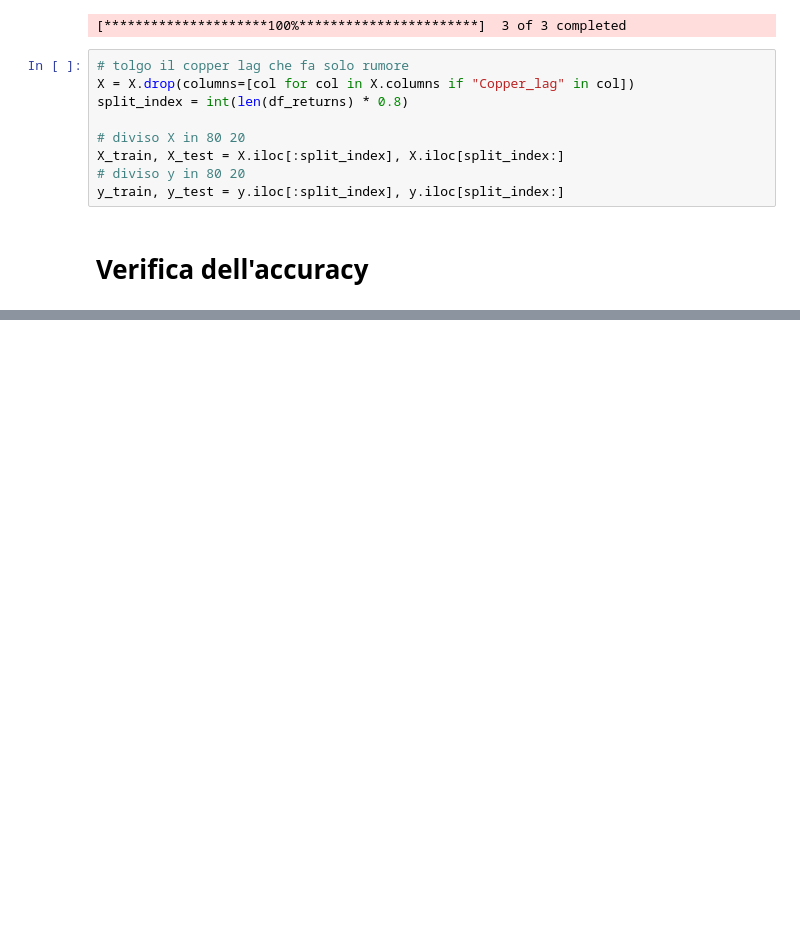
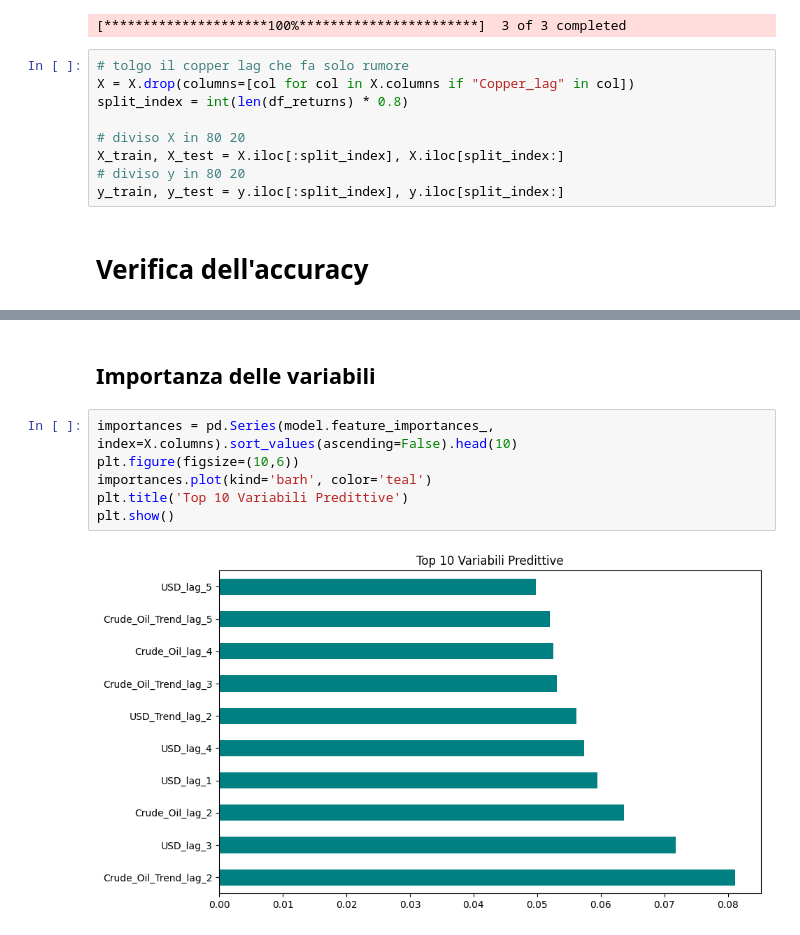
Before and after one commit to matteolovatoai/copper-price-forecasting, a Jupyter notebook: notebooks/03_direction_prevision.ipynb, the cells around one changed output, grey strips where cells are left out. Saved outputs shown, nothing was run; the diff lists cells and outputs as text; blank space fills up the shorter version.

Commit message:
aggiunta importanza delle variabili

```diff
--- a/notebooks/03_direction_prevision.ipynb
+++ b/notebooks/03_direction_prevision.ipynb
@@ -94,0 +95,10 @@ weighted avg       0.60      0.60      0.60        95
+# %% [markdown]
+## Importanza delle variabili
+# %%
+importances = pd.Series(model.feature_importances_, index=X.columns).sort_values(ascending=False).head(10)
+plt.figure(figsize=(10,6))
+importances.plot(kind='barh', color='teal')
+plt.title('Top 10 Variabili Predittive')
+plt.show()
+# %% [output]
+[figure, added]
```
Also changed, not shown: parts of 2 cells of this notebook.
